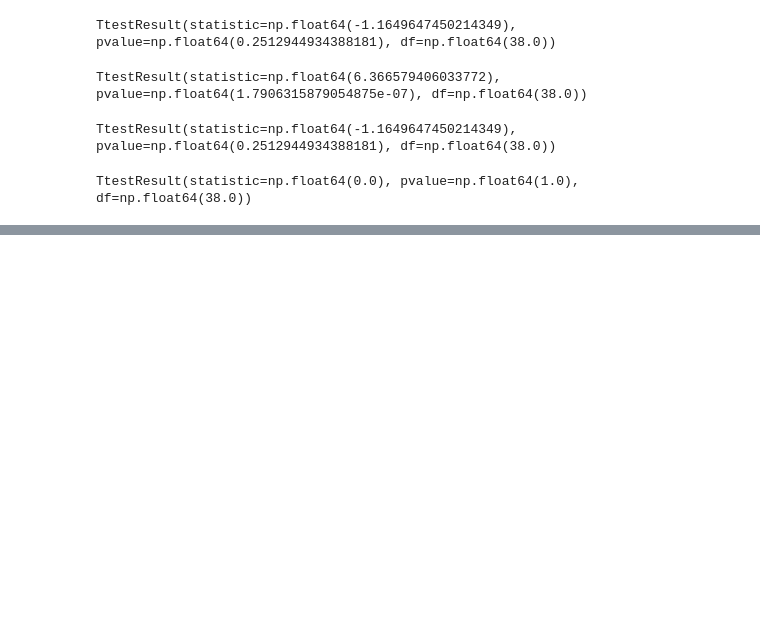
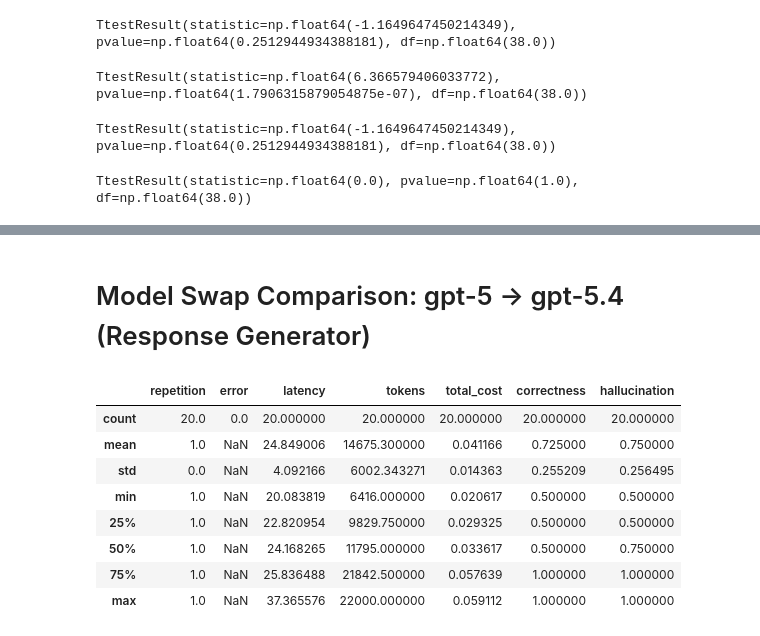
Before and after one commit to chandlershortlidge/form-coach-ai, a Jupyter notebook: llm-evals/llm_evaluations.ipynb, the cells around one changed output, grey strips where cells are left out. Drawn from its saved outputs; the diff is of its cells as text; code cells hidden in the pictures; blank space fills up the shorter version.

```diff
--- a/llm-evals/llm_evaluations.ipynb
+++ b/llm-evals/llm_evaluations.ipynb
@@ -353,0 +323,15 @@ TtestResult(statistic=np.float64(0.0), pvalue=np.float64(1.0), df=np.float64(38.
+# %% [markdown]
+# Model Swap Comparison: gpt-5 → gpt-5.4 (Response Generator)
+# %%
+vision_eval_20_test_4 = pd.read_csv("/Users/chandlershortlidge/Desktop/Ironhack/fitness-form-coach/llm-evals/vision-faithfulness-gpt-5.4-response_generator.csv")
+vision_eval_20_test_4.describe()
+# %% [output]
+|  | repetition | error | latency | tokens | total_cost | correctness | hallucination |
+| count | 20.0 | 0.0 | 20.000000 | 20.000000 | 20.000000 | 20.000000 | 20.000000 |
+| mean | 1.0 | NaN | 24.849006 | 14675.300000 | 0.041166 | 0.725000 | 0.750000 |
+| std | 0.0 | NaN | 4.092166 | 6002.343271 | 0.014363 | 0.255209 | 0.256495 |
+| min | 1.0 | NaN | 20.083819 | 6416.000000 | 0.020617 | 0.500000 | 0.500000 |
+| 25% | 1.0 | NaN | 22.820954 | 9829.750000 | 0.029325 | 0.500000 | 0.500000 |
+| 50% | 1.0 | NaN | 24.168265 | 11795.000000 | 0.033617 | 0.500000 | 0.750000 |
+| 75% | 1.0 | NaN | 25.836488 | 21842.500000 | 0.057639 | 1.000000 | 1.000000 |
+| max | 1.0 | NaN | 37.365576 | 22000.000000 | 0.059112 | 1.000000 | 1.000000 |
```
Also changed, not shown: parts of 5 cells of this notebook, 4 other files.
